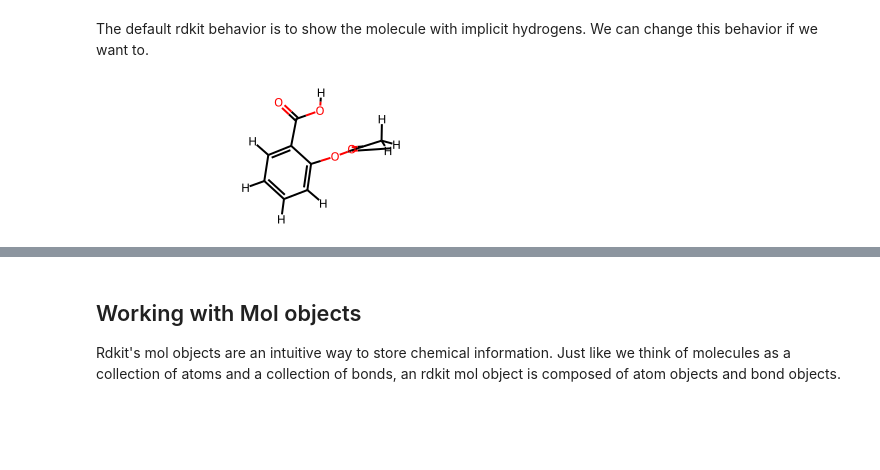
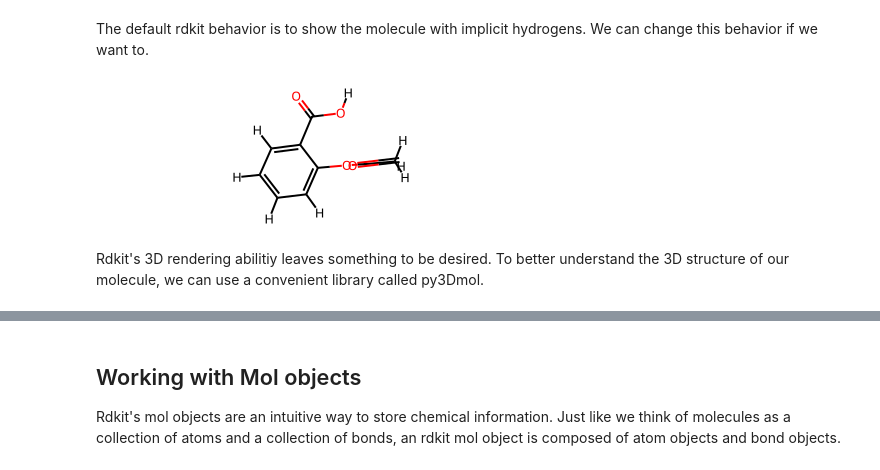
Before and after one commit to ytouati5/practical-programming-in-chemistry-exercises, a Jupyter notebook: week_05/05_solutions.ipynb, the cells around one changed output, grey strips where cells are left out. Drawn from its saved outputs; the diff is of its cells as text; code cells hidden in the pictures; blank space fills up the shorter version.

Commit message:
aspirin, added 3d rendering

```diff
--- a/week_05/05_solutions.ipynb
+++ b/week_05/05_solutions.ipynb
@@ -172,6 +173,8 @@ asprin_mol
 # %% [markdown]
 The default rdkit behavior is to show the molecule with implicit hydrogens. We can change this behavior if we want to.
 # %%
-Chem.MolFromMolFile("asprin.mol", removeHs = False)
+Chem.MolFromMolFile("aspirin.mol", removeHs = False)
 # %% [output]
-[figure, old version]
+[figure, new version]
+# %% [markdown]
+Rdkit's 3D rendering abilitiy leaves something to be desired. To better understand the 3D structure of our molecule, we can use a convenient library called py3Dmol.
```
Also changed, not shown: parts of 13 cells of this notebook.
